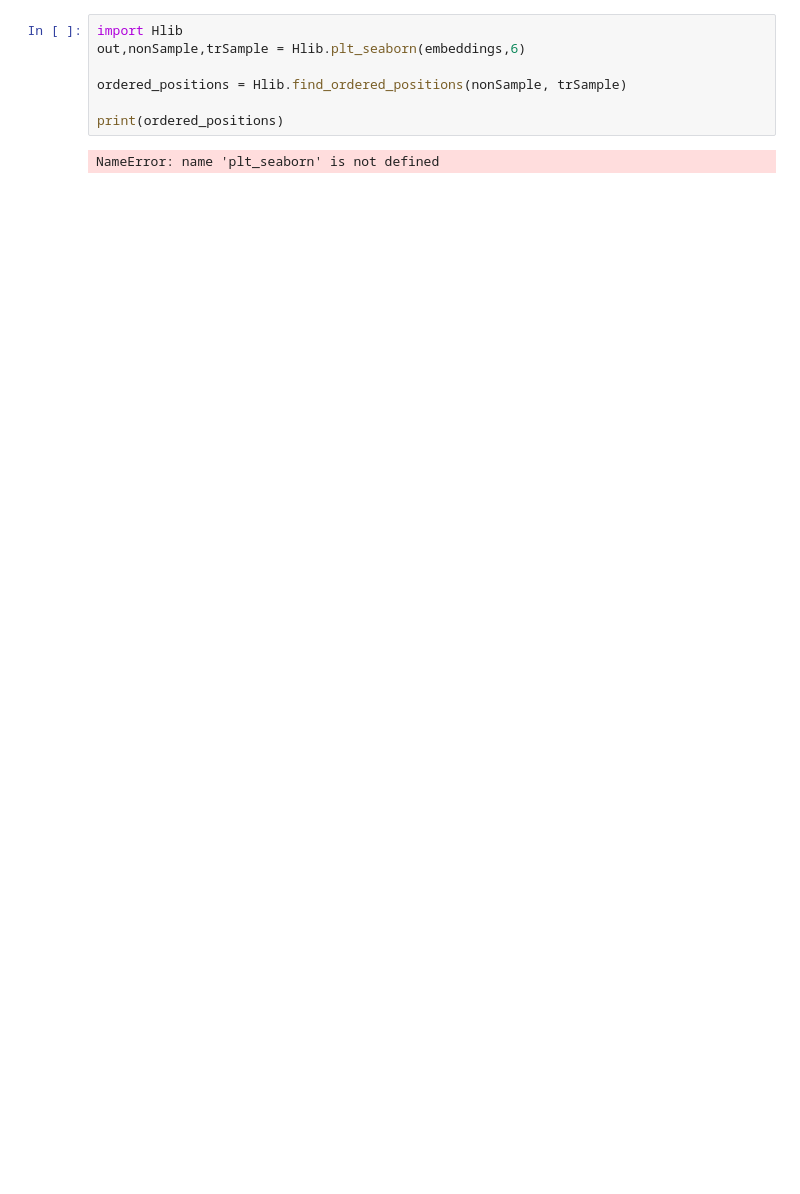
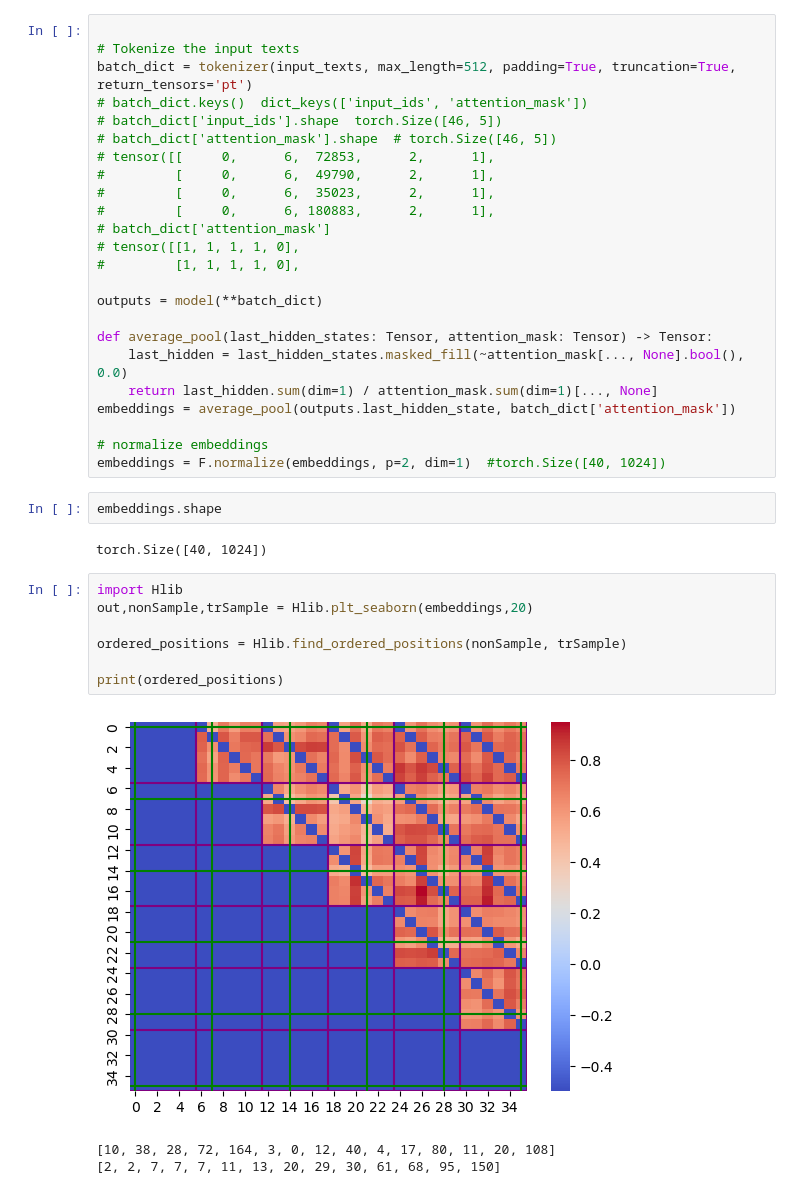
Before and after one commit to queziaa/Hierarchies, a Jupyter notebook: multilingual-e5-large.ipynb, the cells around one changed output. Saved outputs shown, nothing was run; the diff lists cells and outputs as text; blank space fills up the shorter version.

```diff
--- a/multilingual-e5-large.ipynb
+++ b/multilingual-e5-large.ipynb
@@ -54,9 +31,39 @@ embeddings = F.normalize(embeddings, p=2, dim=1)
+# %%
+
+# Tokenize the input texts
+batch_dict = tokenizer(input_texts, max_length=512, padding=True, truncation=True, return_tensors='pt')
+# batch_dict.keys()  dict_keys(['input_ids', 'attention_mask'])
+# batch_dict['input_ids'].shape  torch.Size([46, 5])
+# batch_dict['attention_mask'].shape  # torch.Size([46, 5])
+# tensor([[     0,      6,  72853,      2,      1],
+#         [     0,      6,  49790,      2,      1],
+#         [     0,      6,  35023,      2,      1],
+#         [     0,      6, 180883,      2,      1],
+# batch_dict['attention_mask']
+# tensor([[1, 1, 1, 1, 0],
+#         [1, 1, 1, 1, 0],
+
+outputs = model(**batch_dict)
+
+def average_pool(last_hidden_states: Tensor, attention_mask: Tensor) -> Tensor:
+    last_hidden = last_hidden_states.masked_fill(~attention_mask[..., None].bool(), 0.0)
+    return last_hidden.sum(dim=1) / attention_mask.sum(dim=1)[..., None]
+embeddings = average_pool(outputs.last_hidden_state, batch_dict['attention_mask'])
+
+# normalize embeddings
+embeddings = F.normalize(embeddings, p=2, dim=1)  #torch.Size([40, 1024])
+# %%
+embeddings.shape
+# %% [output]
+torch.Size([40, 1024])
 # %%
 import Hlib
-out,nonSample,trSample = Hlib.plt_seaborn(embeddings,6)
+out,nonSample,trSample = Hlib.plt_seaborn(embeddings,20)
 
 ordered_positions = Hlib.find_ordered_positions(nonSample, trSample)
 
 print(ordered_positions)
 # %% [output]
+[figure, added]
-NameError: name 'plt_seaborn' is not defined
+[10, 38, 28, 72, 164, 3, 0, 12, 40, 4, 17, 80, 11, 20, 108]
+[2, 2, 7, 7, 7, 11, 13, 20, 29, 30, 61, 68, 95, 150]
```
Also changed, not shown: parts of 1 cell of this notebook.
